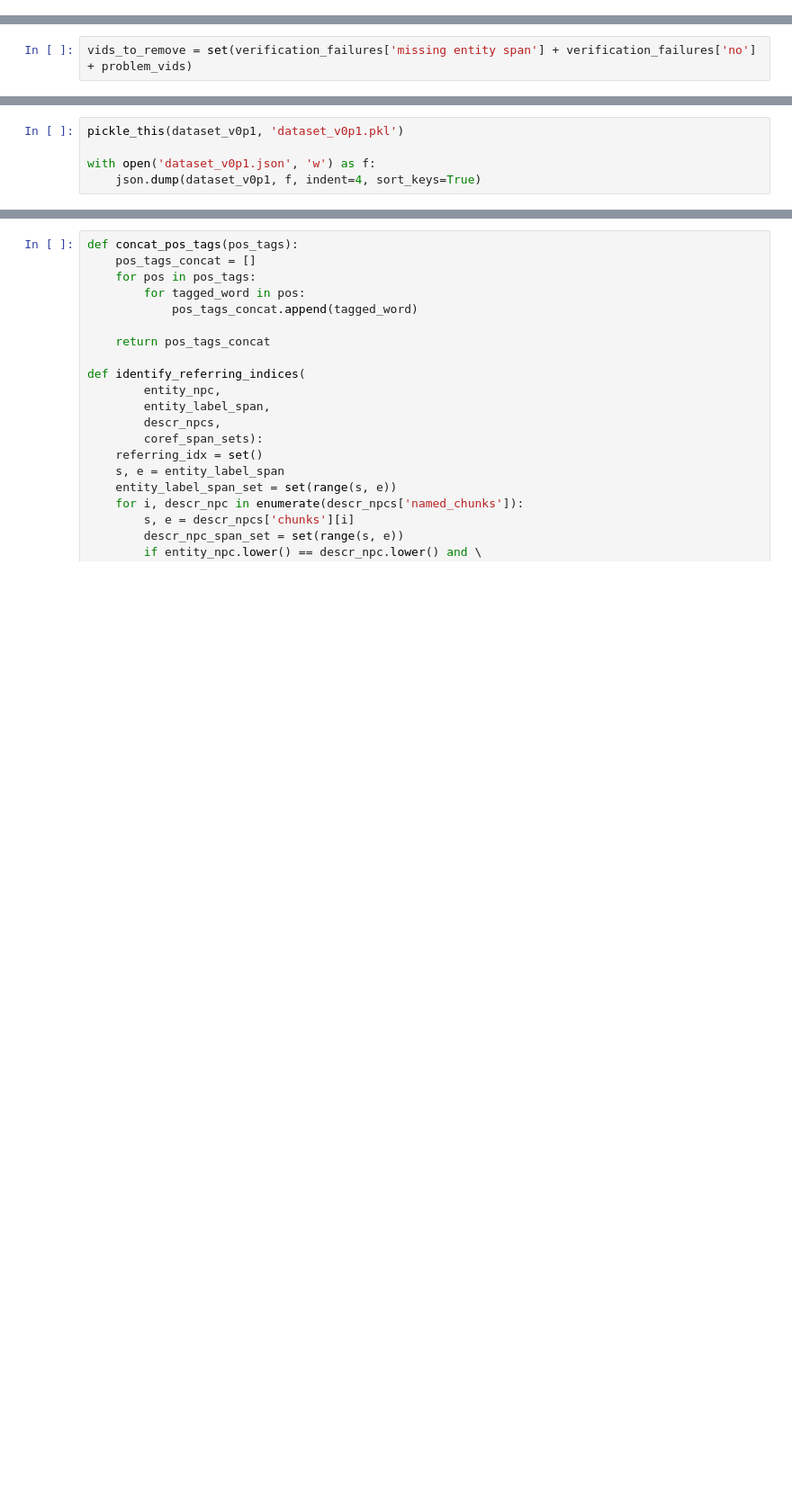
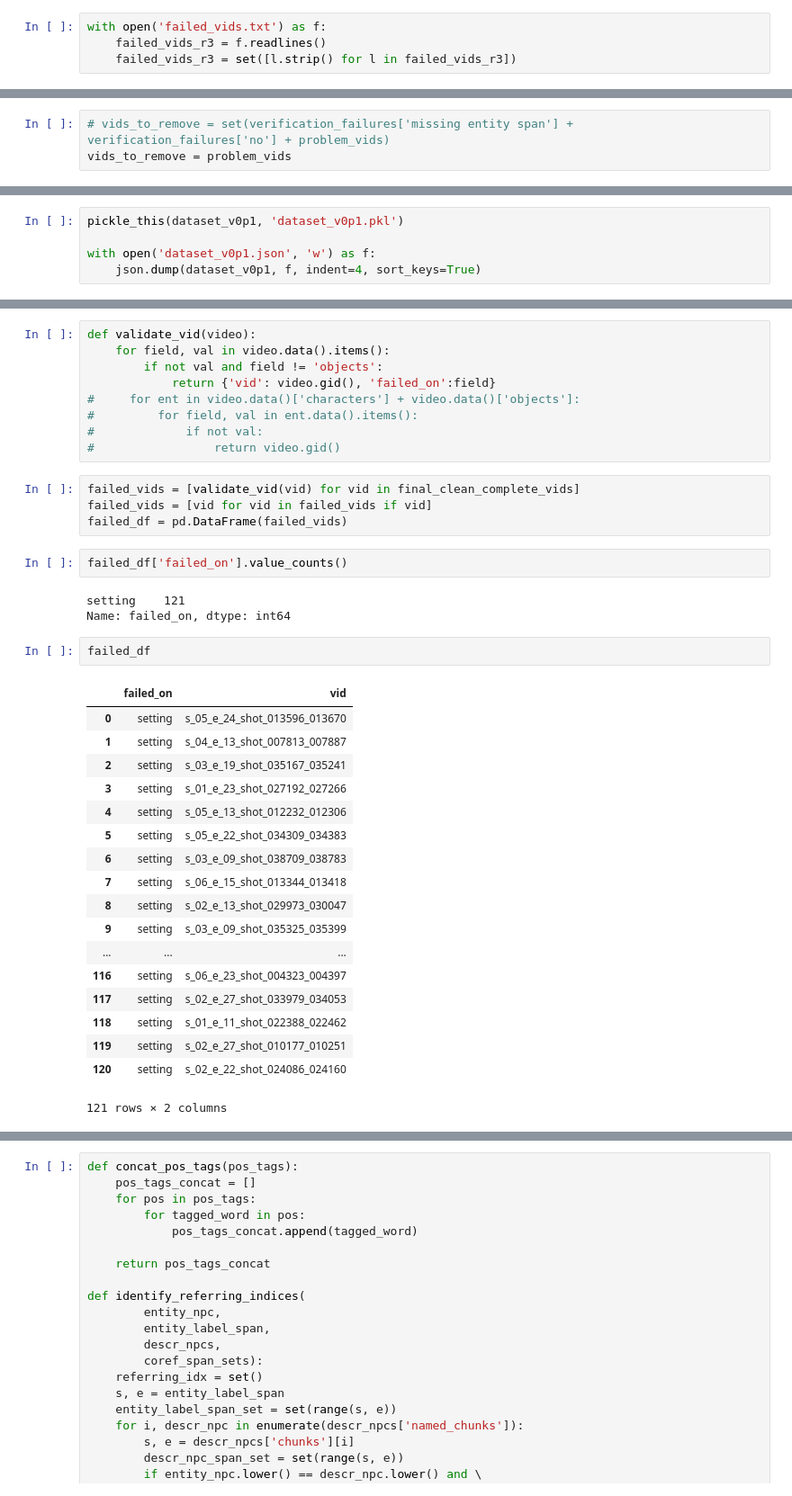
Before and after one commit to drschwenk/build_dataset, a Jupyter notebook: build_ds.ipynb, the cells around one changed output, grey strips where cells are left out. Shown: that part at 90% size. Drawn from its saved outputs; the diff is of its cells as text; blank space fills up the shorter version.

```diff
--- a/build_ds.ipynb
+++ b/build_ds.ipynb
@@ -481,0 +479,4 @@ pickle_this(complete_vids_all, 'ds_v3p0_2.pkl')
+# %%
+with open('failed_vids.txt') as f:
+    failed_vids_r3 = f.readlines()
+    failed_vids_r3 = set([l.strip() for l in failed_vids_r3])
@@ -1232,7 +1250,8 @@ len(problem_vids)
 # %% [output]
 78
 # %%
-vids_to_remove = set(verification_failures['missing entity span'] + verification_failures['no'] + problem_vids)
+# vids_to_remove = set(verification_failures['missing entity span'] + verification_failures['no'] + problem_vids)
+vids_to_remove = problem_vids
 # %%
 len(vids_to_remove)
 # %% [output]
@@ -1519,0 +1567,39 @@ with open('dataset_v0p1.json', 'w') as f:
+# %%
+def validate_vid(video):
+    for field, val in video.data().items():
+        if not val and field != 'objects':
+            return {'vid': video.gid(), 'failed_on':field}
+#     for ent in video.data()['characters'] + video.data()['objects']:
+#         for field, val in ent.data().items():
+#             if not val:
+#                 return video.gid()
+# %%
+failed_vids = [validate_vid(vid) for vid in final_clean_complete_vids]
+failed_vids = [vid for vid in failed_vids if vid]
+failed_df = pd.DataFrame(failed_vids)
+# %%
+failed_df['failed_on'].value_counts()
+# %% [output]
+setting    121
+Name: failed_on, dtype: int64
+# %%
+failed_df
+# %% [output]
+|  | failed_on | vid |
+| 0 | setting | s_05_e_24_shot_013596_013670 |
+| 1 | setting | s_04_e_13_shot_007813_007887 |
+| 2 | setting | s_03_e_19_shot_035167_035241 |
+| 3 | setting | s_01_e_23_shot_027192_027266 |
+| 4 | setting | s_05_e_13_shot_012232_012306 |
+| 5 | setting | s_05_e_22_shot_034309_034383 |
+| 6 | setting | s_03_e_09_shot_038709_038783 |
+| 7 | setting | s_06_e_15_shot_013344_013418 |
+| 8 | setting | s_02_e_13_shot_029973_030047 |
+| 9 | setting | s_03_e_09_shot_035325_035399 |
+| ... | ... | ... |
+| 116 | setting | s_06_e_23_shot_004323_004397 |
+| 117 | setting | s_02_e_27_shot_033979_034053 |
+| 118 | setting | s_01_e_11_shot_022388_022462 |
+| 119 | setting | s_02_e_27_shot_010177_010251 |
+| 120 | setting | s_02_e_22_shot_024086_024160 |
+121 rows × 2 columns
```
Also changed, not shown: parts of 64 cells of this notebook, 1 other file.
